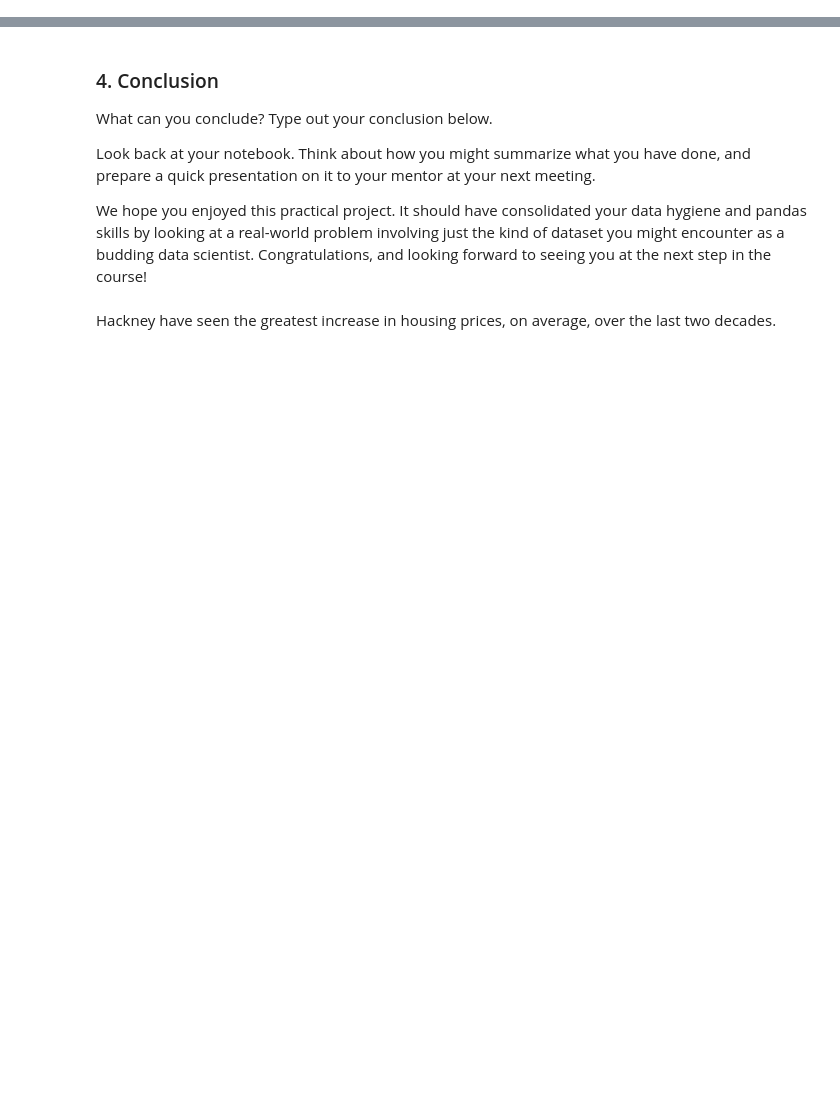
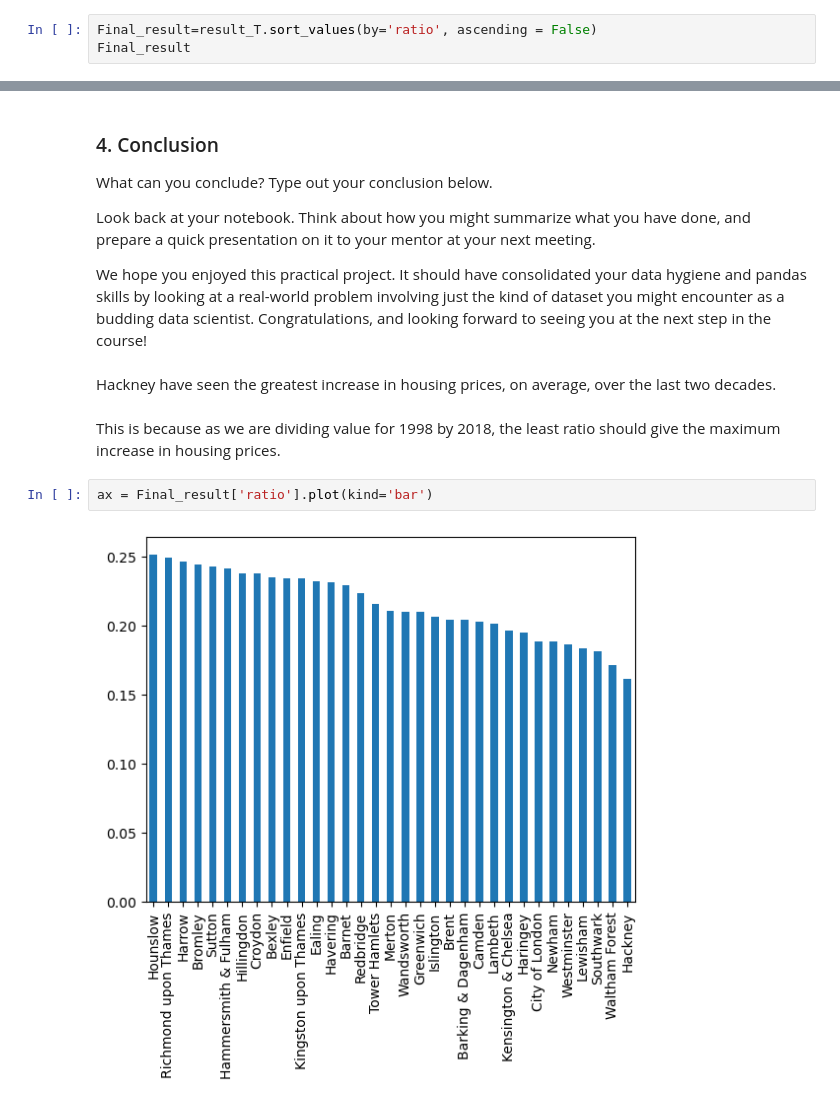
Before and after one commit to waglek/Springboard, a Jupyter notebook: KW_Unit4ChallengeTier3.ipynb, the cells around one changed output, grey strips where cells are left out. Drawn from its saved outputs; the diff is of its cells as text; blank space fills up the shorter version.

```diff
--- a/KW_Unit4ChallengeTier3.ipynb
+++ b/KW_Unit4ChallengeTier3.ipynb
@@ -301,0 +343,3 @@ result_T
+# %%
+Final_result=result_T.sort_values(by='ratio', ascending = False)
+Final_result
@@ -308,3 +370,10 @@ Look back at your notebook. Think about how you might summarize what you have do
 We hope you enjoyed this practical project. It should have consolidated your data hygiene and pandas skills by looking at a real-world problem involving just the kind of dataset you might encounter as a budding data scientist. Congratulations, and looking forward to seeing you at the next step in the course!
 # %% [markdown]
 Hackney have seen the greatest increase in housing prices, on average, over the last two decades.
+# %% [markdown]
+This is because as we are dividing value for 1998 by 2018, the least ratio
+should give the maximum increase in housing prices.
+# %%
+ax = Final_result['ratio'].plot(kind='bar')
+# %% [output]
+[figure, added]
```
Also changed, not shown: parts of 6 cells of this notebook.
